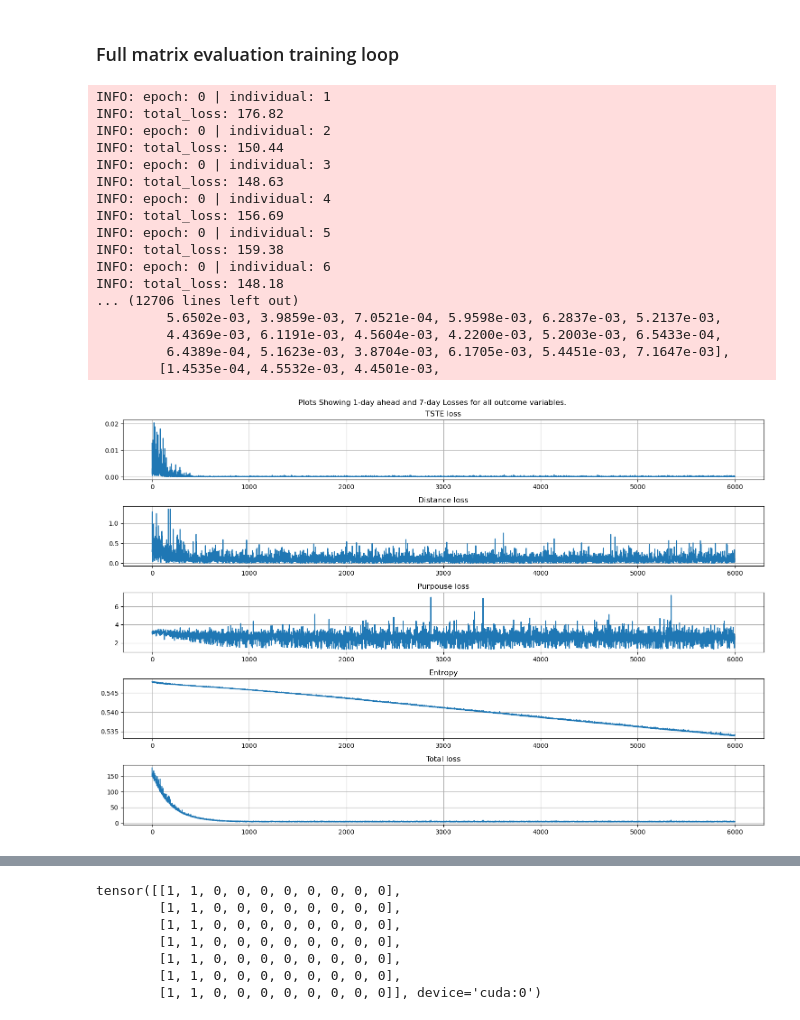
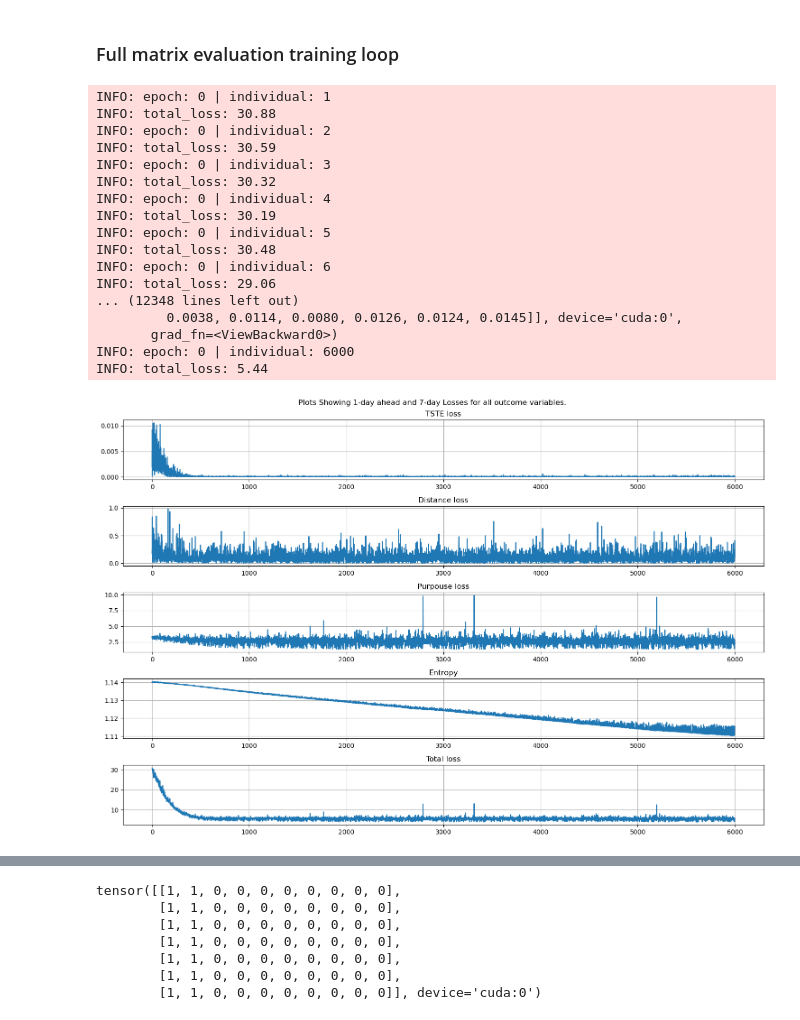
Before and after one commit to andriysinclair/GANS4MOBILITY, a Jupyter notebook: before_duration.ipynb, the cells around one changed output, grey strips where cells are left out. Drawn from its saved outputs; the diff is of its cells as text; code cells hidden in the pictures.

Commit message:
Working with max 4 trips, I am now going to replace trip end with duration...

```diff
--- a/before_duration.ipynb
+++ b/before_duration.ipynb
@@ -452,7 +464,7 @@ def prepare_data_for_LSTM(long_df, impute_missing_travel_weeks=True, transform_t
     else:
         return df
 # %%
-df = prepare_data_for_LSTM(long_df=ts_df2017, debug=True)
+df = prepare_data_for_LSTM(long_df=ts_df2017, debug=True, max_journey_seq=4)
 # %% [output]
 0: TripStart_1
 1: TripEnd_1
@@ -507,3 +518,3 @@ df = prepare_data_for_LSTM(long_df=ts_df2017, debug=True)
 # %%
-X, y_cont, y_cat = prepare_data_for_LSTM(long_df=ts_df2017, transform_to_wide=True, transform_to_tensor=True)
+X, y_cont, y_cat = prepare_data_for_LSTM(long_df=ts_df2017, transform_to_wide=True, transform_to_tensor=True, max_journey_seq=4)
 # %% [output]
@@ -630,14 +664,16 @@ Final CE Weights: tensor([0.3155, 0.6845])
 # %%
 # Defining parameters
-INPUT_SIZE = 315    # Total number of features
+NUM_CLASSES = 24
+
+INPUT_SIZE = X.shape[3] + NUM_CLASSES*max_journey_seq - max_journey_seq
 HIDDEN_SIZE = 9
 NUM_LAYERS = 1
-OUTPUT_SIZE_TS_TE = 20    # Outsize of TripStart and TripEnd
-OUTPUT_SIZE_DIST = 10     # Output Size of distance
-OUTPUT_SIZE_CAT = 10 # 10 outcome vars
-OUTPUT_SIZE_BIN = 10 # 10 binary vars vars
+OUTPUT_SIZE_TS_TE = y_ts_te.shape[3]    # Outsize of TripStart and TripEnd
+OUTPUT_SIZE_DIST = y_distance.shape[3]     # Output Size of distance
+OUTPUT_SIZE_CAT = y_purpouse.shape[3] # 10 outcome vars
+OUTPUT_SIZE_BIN = y_istrip.shape[3] # 10 binary vars vars
 
-NUM_CLASSES = 24
+
 
 normalised_mp_minute = log_transformer(1.1667)  # *normalised minute
 
@@ -1211,7 +1247,7 @@ for epochi in range(epochs):
         # Truth values for that individual
         true_matrix_ts_te = y_ts_te[individual_i, :, 0, :].to(torch.float32)
         true_matrix_distance = y_distance[individual_i, :, 0, :].to(torch.float32)
-        true_matrix_purpouse = y_purpouse[individual_i, :, 0, :].reshape(70).to(torch.long)
+        true_matrix_purpouse = y_purpouse[individual_i, :, 0, :].reshape(7*max_journey_seq).to(torch.long)
         true_matrix_istrip = y_istrip[individual_i, :, 0, :].to(torch.float32)
 
         logging.debug(f"Matrices of true values shape,ts_te, distance, purpouse, istrip")
@@ -1224,11 +1260,11 @@ for epochi in range(epochs):
         logging.debug(travel_diary.shape)
 
         # 7-day mask containing just the time-independent features
-        X_features = X[individual_i, :, 0, 50:].unsqueeze(1).to(torch.float32)   # Features with masking and after masking
-        ts_te_feature = torch.zeros(7,1,20).to(torch.float32).to(device)
-        distance_feature = torch.zeros(7,1,10).to(torch.float32).to(device)
-        purpouse_feature = torch.zeros(7,1,10*24).to(torch.float32).to(device)
-        istrip_feature = torch.zeros(7,1,10).to(torch.float32).to(device)
+        X_features = X[individual_i, :, 0, 5*max_journey_seq:].unsqueeze(1).to(torch.float32)   # Features with masking and after masking
+        ts_te_feature = torch.zeros(7,1,2*max_journey_seq).to(torch.float32).to(device)
+        distance_feature = torch.zeros(7,1,max_journey_seq).to(torch.float32).to(device)
+        purpouse_feature = torch.zeros(7,1,max_journey_seq*24).to(torch.float32).to(device)
+        istrip_feature = torch.zeros(7,1,max_journey_seq).to(torch.float32).to(device)
 
         # Input matrix to feed into the model
         input_matrix = torch.concat([ts_te_feature, distance_feature, purpouse_feature, istrip_feature, X_features[:7,:,:]], dim=2)
@@ -1243,23 +1279,23 @@ for epochi in range(epochs):
             categorical_prediction7 = torch.argmax(y_purpouse_pred_7, dim=-1)
 
             # Reshaping
-            y_purpouse_pred_7 = y_purpouse_pred_7.reshape(1,1,240)
+            y_purpouse_pred_7 = y_purpouse_pred_7.reshape(1,1,max_journey_seq*NUM_CLASSES)
 
             # Apply temperature-scaled softmax
             y_purpouse_softmax = F.softmax(y_purpouse_pred_7 / temperature, dim=-1)
 
             # Reshape back to match your input matrix (flattened)
-            y_purpouse_softmax = y_purpouse_softmax.reshape(1, 1, 240)
+            y_purpouse_softmax = y_purpouse_softmax.reshape(1, 1, max_journey_seq*NUM_CLASSES)
 
             # Trying with the gumbel
             #y_purpouse_gumbel = F.gumbel_softmax(y_purpouse_pred_7, tau=tau, hard=True).reshape(1, 1, 240)
 
             # Calculating entropy across trip
-            entropy_t = -(y_purpouse_softmax.reshape(10,24) * torch.log(y_purpouse_softmax + 1e-8).reshape(10,24)).sum(dim=1)
+            entropy_t = -(y_purpouse_softmax.reshape(max_journey_seq,NUM_CLASSES) * torch.log(y_purpouse_softmax + 1e-8).reshape(max_journey_seq,NUM_CLASSES)).sum(dim=1)
             entropies.append(entropy_t)
 
             if individual_i > i_to_loop-5:
-                logging.info(y_purpouse_softmax.reshape(10,24))
+                logging.info(y_purpouse_softmax.reshape(max_journey_seq,NUM_CLASSES))
 
             y_istrip_pred_7 = y_istrip_pred_7.reshape(1,1,-1)
 
@@ -1299,7 +1335,7 @@ for epochi in range(epochs):
             # Appending to final prediction matrix
             prediction_matrix_ts_te.append(y_ts_te_pred_7.reshape(1,-1))
             prediction_matrix_distance.append(y_distance_pred_7.reshape(1,-1))
-            prediction_matrix_purpouse.append(y_purpouse_pred_7.reshape(10,24))
+            prediction_matrix_purpouse.append(y_purpouse_pred_7.reshape(max_journey_seq,NUM_CLASSES))
             prediction_matrix_istrip.append(y_istrip_pred_7.reshape(1,-1))
 
             # Old mask code
@@ -1321,7 +1357,7 @@ for epochi in range(epochs):
         masks_ts_te = torch.cat(masks_ts_te, 0)
         masks_other = torch.cat(masks_other, 0)
 
-        purpouse_mask = torch.clamp(true_matrix_purpouse.reshape(7,10),max=1)
+        purpouse_mask = torch.clamp(true_matrix_purpouse.reshape(7,max_journey_seq),max=1)
 
         purpouse_mask_ts_te = purpouse_mask.repeat_interleave(2, dim=1)
 
@@ -1331,7 +1367,7 @@ for epochi in range(epochs):
         prediction_matrix_istrip = torch.cat(prediction_matrix_istrip, 0)
 
         if make_travel_diaries:
-            purpouse_for_show = torch.argmax(prediction_matrix_purpouse, dim=1).reshape(7,10)
+            purpouse_for_show = torch.argmax(prediction_matrix_purpouse, dim=1).reshape(7,max_journey_seq)
 
             matrix_for_show = torch.cat([prediction_matrix_ts_te * masks_ts_te,
                                          prediction_matrix_distance * masks_other,
@@ -1341,8 +1377,8 @@ for epochi in range(epochs):
             complete_travel_diaries[individual_i] = matrix_for_show
 
             df = pd.DataFrame(complete_travel_diaries[individual_i].cpu().detach().numpy())
-            df.iloc[:,:20] = df.iloc[:,:20].apply(lambda x: custom_numerical_scaler(x=x, x_min=0, x_max=60*24, inverse=True))
-            df.iloc[:,20:30] = df.iloc[:,20:30].apply(lambda x: log_transformer(x, inverse=True))
+            df.iloc[:,:2*max_journey_seq] = df.iloc[:,:2*max_journey_seq].apply(lambda x: custom_numerical_scaler(x=x, x_min=0, x_max=60*24, inverse=True))
+            df.iloc[:,2*max_journey_seq:3*max_journey_seq] = df.iloc[:,2*max_journey_seq:3*max_journey_seq].apply(lambda x: log_transformer(x, inverse=True))
             df["i_id"] = individual_i
 
             complete_travel_diaries_dfs.append(df)
@@ -1439,44 +1475,44 @@ plt.grid()
 
 plt.subplot(5,1,3)
 plt.title("Purpouse loss")
 plt.plot(x_vals, purpouse_losses, label="purpouse")
 plt.grid()
 
 plt.subplot(5,1,4)
 plt.title("Entropy")
 plt.plot(x_vals, entropy_evol, label="entropy")
 plt.grid()
 
 
 plt.subplot(5,1,5)
 plt.title("Total loss")
 plt.plot(x_vals, total_losses)
 
 plt.grid()
 
 plt.tight_layout()
 
 
 
 plt.show()
 # %% [output]
 INFO: epoch: 0 | individual: 1
-INFO: total_loss: 176.82
+INFO: total_loss: 30.88
 INFO: epoch: 0 | individual: 2
-INFO: total_loss: 150.44
+INFO: total_loss: 30.59
 INFO: epoch: 0 | individual: 3
-INFO: total_loss: 148.63
+INFO: total_loss: 30.32
 INFO: epoch: 0 | individual: 4
-INFO: total_loss: 156.69
+INFO: total_loss: 30.19
 INFO: epoch: 0 | individual: 5
-INFO: total_loss: 159.38
+INFO: total_loss: 30.48
 INFO: epoch: 0 | individual: 6
-INFO: total_loss: 148.18
-... (12706 lines left out)
-         5.6502e-03, 3.9859e-03, 7.0521e-04, 5.9598e-03, 6.2837e-03, 5.2137e-03,
-         4.4369e-03, 6.1191e-03, 4.5604e-03, 4.2200e-03, 5.2003e-03, 6.5433e-04,
-         6.4389e-04, 5.1623e-03, 3.8704e-03, 6.1705e-03, 5.4451e-03, 7.1647e-03],
-        [1.4535e-04, 4.5532e-03, 4.4501e-03,
+INFO: total_loss: 29.06
+... (12348 lines left out)
+         0.0038, 0.0114, 0.0080, 0.0126, 0.0124, 0.0145]], device='cuda:0',
+       grad_fn=<ViewBackward0>)
+INFO: epoch: 0 | individual: 6000
+INFO: total_loss: 5.44
-[figure, old version]
+[figure, new version]
 # %%
 full_df = pd.concat(complete_travel_diaries_dfs)
```
Also changed, not shown: parts of 10 cells of this notebook.
